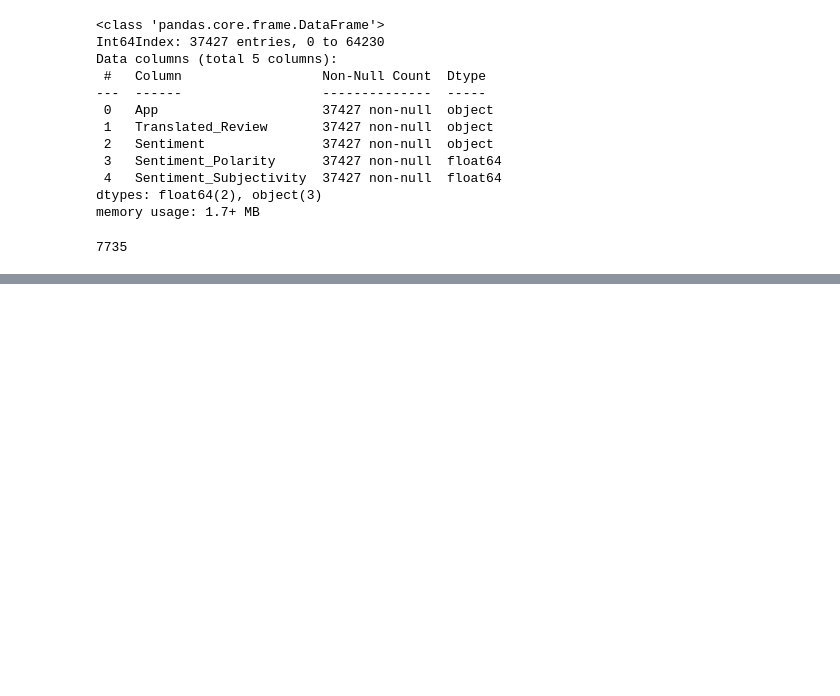
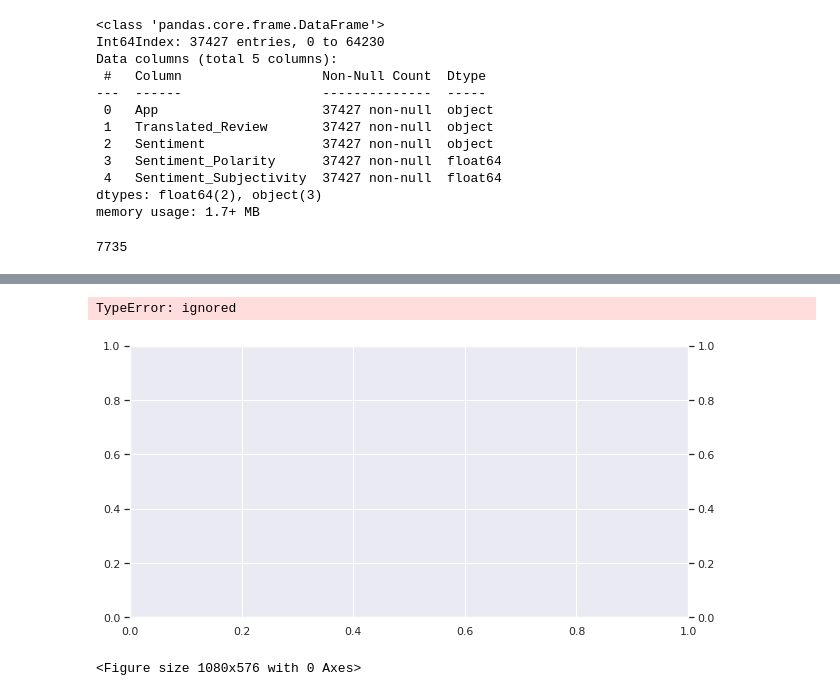
Before and after one commit to itsmimahi/Play-Store-App-Data-Analysis, a Jupyter notebook: My_EDA_.ipynb, the cells around one changed output, grey strips where cells are left out. Cells and saved outputs as stored; diff of their text form; code cells hidden in the pictures; blank space fills up the shorter version.

```diff
--- a/My_EDA_.ipynb
+++ b/My_EDA_.ipynb
@@ -531,0 +620,8 @@ review_df.duplicated().sum()
+# %%
+# ax = plt.subplots()
+sns.set(style='darkgrid')
+g=sns.barplot(y=top10_category.index,x='Installs',data=top10_category,orient='h')
+xlabels = ['{:,.0f}'.format(x) + 'B' for x in g.get_xticks()/1000000000]
+g.set_xticklabels(xlabels)
+plt.title('Top 10 categories by installation')
+plt.show()
@@ -531,0 +635,26 @@ review_df.duplicated().sum()
+# %%
+# Top 5 GAME app
+fig = plt.figure() # Create matplotlib figure
+plt.figure(figsize=(15,8))
+
+import matplotlib.ticker as ticker
+
+ax = fig.add_subplot(111) # Create matplotlib axes
+ax2 = ax.twinx() # Create another axes that shares the same x-axis as ax.
+
+width = 0.4
+top5game_app_by_install=app_df[app_df['Category']=='GAME'].groupby(['App']).agg({'Installs':np.sum,'Reviews':np.sum}).sort_values('Installs',ascending=False).head()
+top5game_app_by_install.Installs.plot(kind='bar', color='darkorange', ax=ax, width=width, position=1)
+top5game_app_by_install.Reviews.plot(kind='bar', color='deepskyblue', ax=ax2, width=width, position=0)
+ax.yaxis.set_major_formatter(ticker.FuncFormatter(lambda x, pos: '{:,.0f}'.format(x/1000000) + 'M'))
+ax2.yaxis.set_major_formatter(ticker.FuncFormatter(lambda x, pos: '{:,.0f}'.format(x/1000) + 'K'))
+
+ax.set_ylabel('Installs')
+ax.set_title('Top 5 apps in Game category')
+ax2.set_ylabel('Reviews')
+
+plt.show()
+# %% [output]
+TypeError: ignored
+[figure, added]
+<Figure size 1080x576 with 0 Axes>
```
Also changed, not shown: parts of 21 cells of this notebook.
